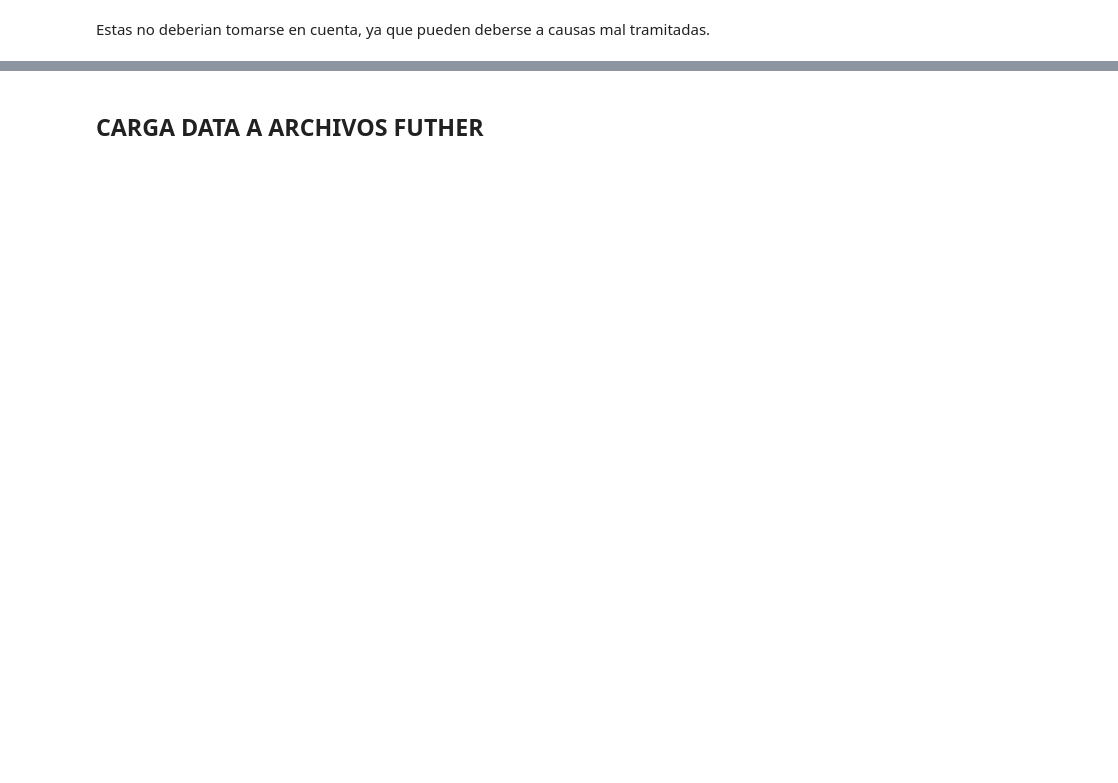
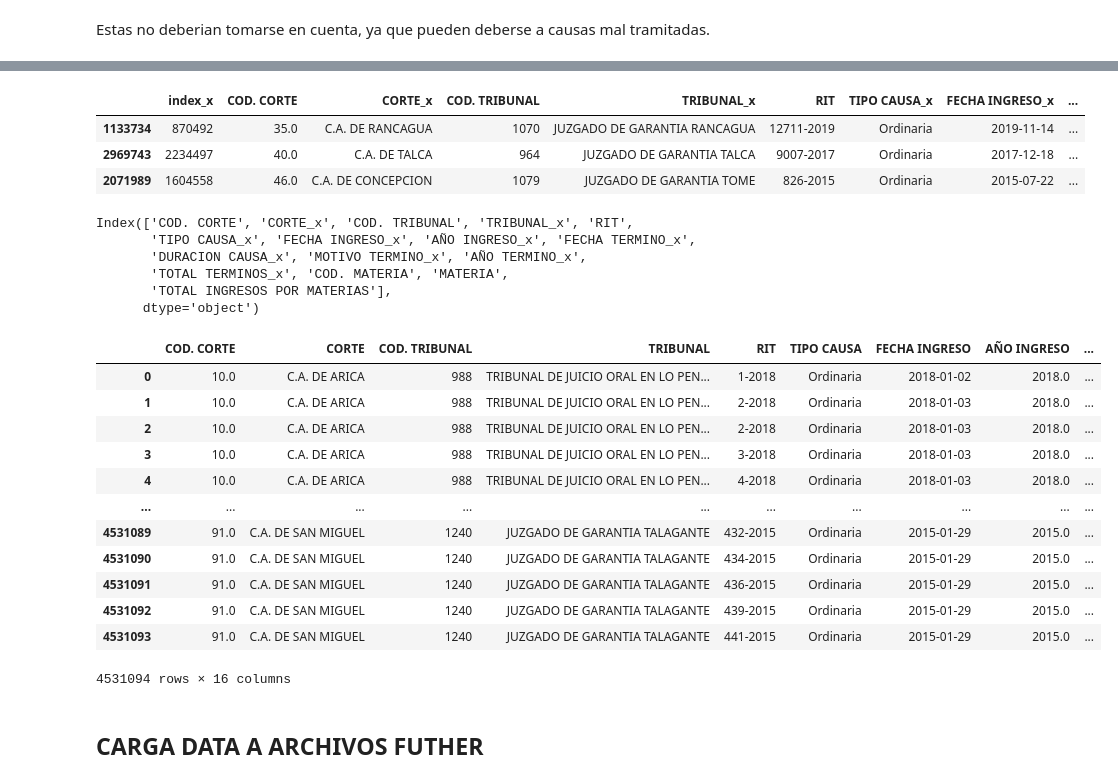
Before and after one commit to JALVARADORUIZ/DataAnalytic-PJUD, a Jupyter notebook: notebooks/6.3-jalvaradoruiz-consolidacion-dataset-materia-rol.ipynb, the cells around one changed output, grey strips where cells are left out. Cells and saved outputs as stored; diff of their text form; code cells hidden in the pictures; blank space fills up the shorter version.

```diff
--- a/notebooks/6.3-jalvaradoruiz-consolidacion-dataset-materia-rol.ipynb
+++ b/notebooks/6.3-jalvaradoruiz-consolidacion-dataset-materia-rol.ipynb
@@ -28,6 +43,6 @@ Existen : 3893767 causas en el dataset por Rol
 # %% [markdown]
 Analizamos la data, uniendo ambos dataset.
 # %%
-df_union = pd.merge(df_materia, df_rol, how='outer', on=['COD. CORTE','COD. TRIBUNAL','RIT'])
+df_union = pd.merge(df_rol, df_materia, how='left', on=['COD. CORTE','COD. TRIBUNAL','RIT'], indicator=True)
 print(f"Existen: {len(df_union)} causas en total uniendo ambos dataset")
 # %% [output]
@@ -152,3 +164,55 @@ que todos los delitos (materias) que no tienen término, obedecen a situaciones
+# %%
+df_union.sample(3)
+# %% [output]
+|  | index_x | COD. CORTE | CORTE_x | COD. TRIBUNAL | TRIBUNAL_x | RIT | TIPO CAUSA_x | FECHA INGRESO_x | ... |
+| 1133734 | 870492 | 35.0 | C.A. DE RANCAGUA | 1070 | JUZGADO DE GARANTIA RANCAGUA | 12711-2019 | Ordinaria | 2019-11-14 | ... |
+| 2969743 | 2234497 | 40.0 | C.A. DE TALCA | 964 | JUZGADO DE GARANTIA TALCA | 9007-2017 | Ordinaria | 2017-12-18 | ... |
+| 2071989 | 1604558 | 46.0 | C.A. DE CONCEPCION | 1079 | JUZGADO DE GARANTIA TOME | 826-2015 | Ordinaria | 2015-07-22 | ... |
+# %%
+columnas_duplicadas = ['index_x', 'index_y','CORTE_y', 'TRIBUNAL_y',
+                       'TIPO CAUSA_y', 'FECHA INGRESO_y',
+                       'AÑO INGRESO_y', 'FECHA TERMINO_y',
+                       'AÑO TERMINO_y', 'MOTIVO TERMINO_y','DURACION CAUSA_y',
+                       'TOTAL TERMINOS_y', '_merge']
+
+df_union.drop(columnas_duplicadas, axis='columns', inplace=True)
+# %%
+df_union.columns
+# %% [output]
+Index(['COD. CORTE', 'CORTE_x', 'COD. TRIBUNAL', 'TRIBUNAL_x', 'RIT',
+       'TIPO CAUSA_x', 'FECHA INGRESO_x', 'AÑO INGRESO_x', 'FECHA TERMINO_x',
+       'DURACION CAUSA_x', 'MOTIVO TERMINO_x', 'AÑO TERMINO_x',
+       'TOTAL TERMINOS_x', 'COD. MATERIA', 'MATERIA',
+       'TOTAL INGRESOS POR MATERIAS'],
+      dtype='object')
+# %%
+df_union.rename(columns = {'CORTE_x':'CORTE',
+                           'TRIBUNAL_x':'TRIBUNAL',
+                           'TIPO CAUSA_x':'TIPO CAUSA',
+                           'FECHA INGRESO_x':'FECHA INGRESO',
+                           'AÑO INGRESO_x':'AÑO INGRESO',
+                           'FECHA TERMINO_x':'FECHA TERMINO',
+                           'AÑO TERMINO_x':'AÑO TERMINO',
+                           'MOTIVO TERMINO_x':'MOTIVO TERMINO',
+                           'DURACION CAUSA_x':'DURACION CAUSA',
+                           'TOTAL TERMINOS_x':'TOTAL TERMINOS'
+                          },inplace = True)
+# %%
+df_union
+# %% [output]
+|  | COD. CORTE | CORTE | COD. TRIBUNAL | TRIBUNAL | RIT | TIPO CAUSA | FECHA INGRESO | AÑO INGRESO | ... |
+| 0 | 10.0 | C.A. DE ARICA | 988 | TRIBUNAL DE JUICIO ORAL EN LO PEN... | 1-2018 | Ordinaria | 2018-01-02 | 2018.0 | ... |
+| 1 | 10.0 | C.A. DE ARICA | 988 | TRIBUNAL DE JUICIO ORAL EN LO PEN... | 2-2018 | Ordinaria | 2018-01-03 | 2018.0 | ... |
+| 2 | 10.0 | C.A. DE ARICA | 988 | TRIBUNAL DE JUICIO ORAL EN LO PEN... | 2-2018 | Ordinaria | 2018-01-03 | 2018.0 | ... |
+| 3 | 10.0 | C.A. DE ARICA | 988 | TRIBUNAL DE JUICIO ORAL EN LO PEN... | 3-2018 | Ordinaria | 2018-01-03 | 2018.0 | ... |
+| 4 | 10.0 | C.A. DE ARICA | 988 | TRIBUNAL DE JUICIO ORAL EN LO PEN... | 4-2018 | Ordinaria | 2018-01-03 | 2018.0 | ... |
+| ... | ... | ... | ... | ... | ... | ... | ... | ... | ... |
+| 4531089 | 91.0 | C.A. DE SAN MIGUEL | 1240 | JUZGADO DE GARANTIA TALAGANTE | 432-2015 | Ordinaria | 2015-01-29 | 2015.0 | ... |
+| 4531090 | 91.0 | C.A. DE SAN MIGUEL | 1240 | JUZGADO DE GARANTIA TALAGANTE | 434-2015 | Ordinaria | 2015-01-29 | 2015.0 | ... |
+| 4531091 | 91.0 | C.A. DE SAN MIGUEL | 1240 | JUZGADO DE GARANTIA TALAGANTE | 436-2015 | Ordinaria | 2015-01-29 | 2015.0 | ... |
+| 4531092 | 91.0 | C.A. DE SAN MIGUEL | 1240 | JUZGADO DE GARANTIA TALAGANTE | 439-2015 | Ordinaria | 2015-01-29 | 2015.0 | ... |
+| 4531093 | 91.0 | C.A. DE SAN MIGUEL | 1240 | JUZGADO DE GARANTIA TALAGANTE | 441-2015 | Ordinaria | 2015-01-29 | 2015.0 | ... |
+4531094 rows × 16 columns
 # %% [markdown]
 ## CARGA DATA A ARCHIVOS FUTHER
 # %%
```
Also changed, not shown: parts of 23 cells of this notebook, 37 other files.
